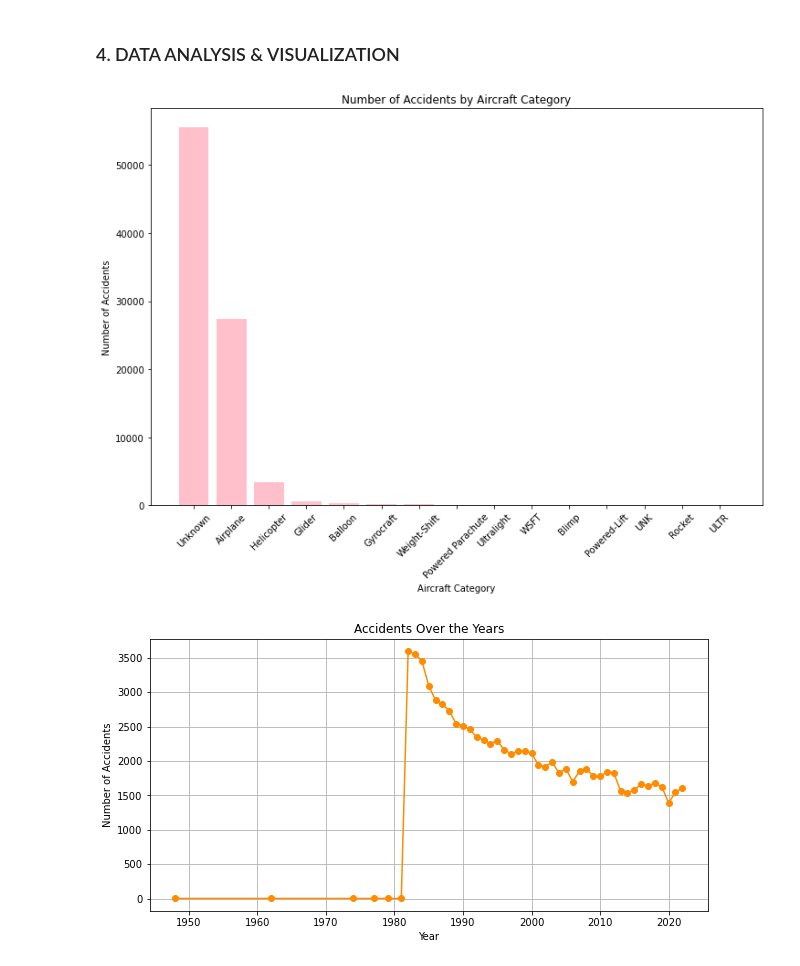
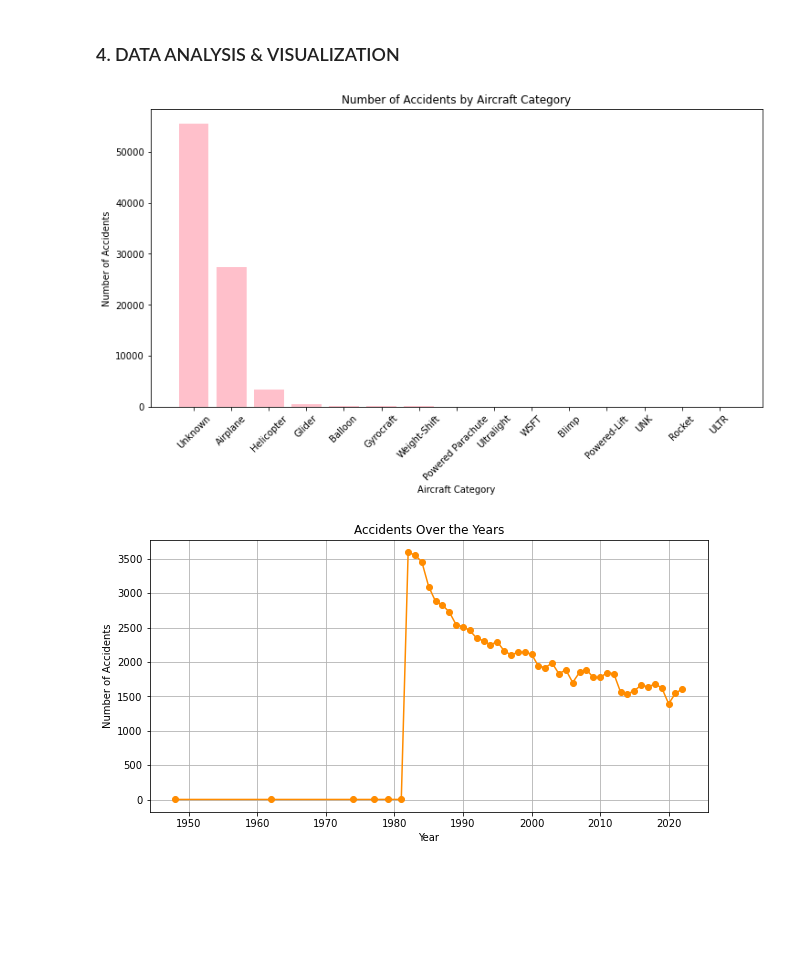
Before and after one commit to mknlewis/Phase-1-Project, a Jupyter notebook: DOREEN.ipynb, the cells around one changed output. Drawn from its saved outputs; the diff is of its cells as text; code cells hidden in the pictures; blank space fills up the shorter version.

Commit message:
Initial commit - Added data analysis scripts and visualizations

```diff
--- a/DOREEN.ipynb
+++ b/DOREEN.ipynb
@@ -252,18 +252,18 @@ aircraft_accidents = df.groupby('Aircraft.Category')['Accident.Number'].count().
 # %%
 
 # Sort values for better visualization
 aircraft_accidents = aircraft_accidents.sort_values(by='Accident.Number', ascending=False)
 
 # Plot
-plt.figure(figsize=(12, 8))
+plt.figure(figsize=(12, 6))
 plt.bar(aircraft_accidents['Aircraft.Category'], aircraft_accidents['Accident.Number'], color='pink')
 plt.xticks(rotation=45)
 plt.xlabel("Aircraft Category")
 plt.ylabel("Number of Accidents")
 plt.title("Number of Accidents by Aircraft Category")
 plt.show()
 # %% [output]
-[figure, old version]
+[figure, new version]
 # %%
 # Accidents over the years
 df['Year'] = pd.to_datetime(df['Event.Date']).dt.year  # Extract year
```
Also changed, not shown: parts of 3 cells of this notebook.
